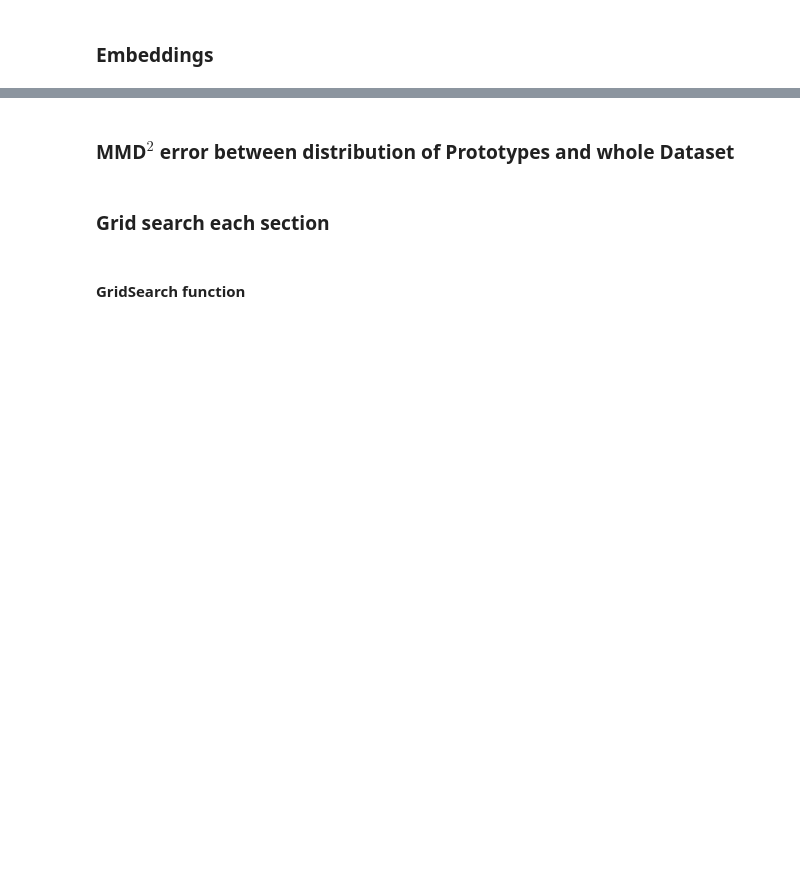
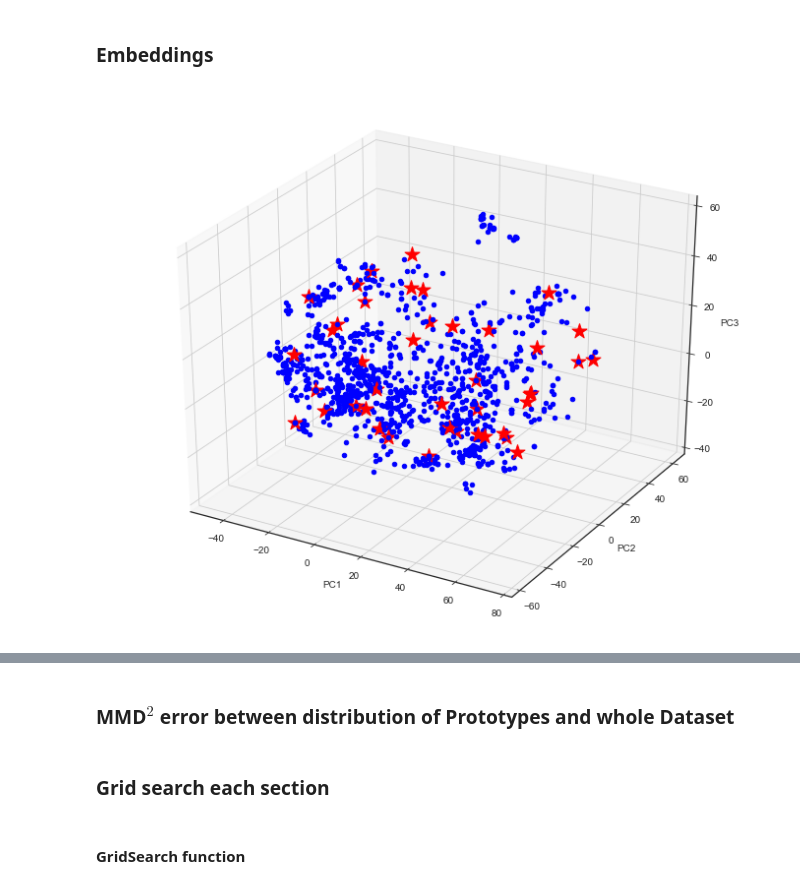
Before and after one commit to Nikoletos-K/WinnER, a Jupyter notebook: EntireDatasetJupyter-Current.ipynb, the cells around one changed output, grey strips where cells are left out. Saved outputs shown, nothing was run; the diff lists cells and outputs as text; code cells hidden in the pictures; blank space fills up the shorter version.

```diff
--- a/EntireDatasetJupyter-Current.ipynb
+++ b/EntireDatasetJupyter-Current.ipynb
@@ -1561,5 +1603,7 @@ KeyboardInterrupt:
 # %% [markdown]
 ### Embeddings
 # %%
-pcaComponents = PCA_SpaceVisualization(model.Embeddings,model.prototypeArray,withText=True)
+pcaComponents = PCA_SpaceVisualization_3D(model.Embeddings,model.prototypeArray)
+# %% [output]
+[figure, added]
 # %%
```
Also changed, not shown: parts of 17 cells of this notebook.
